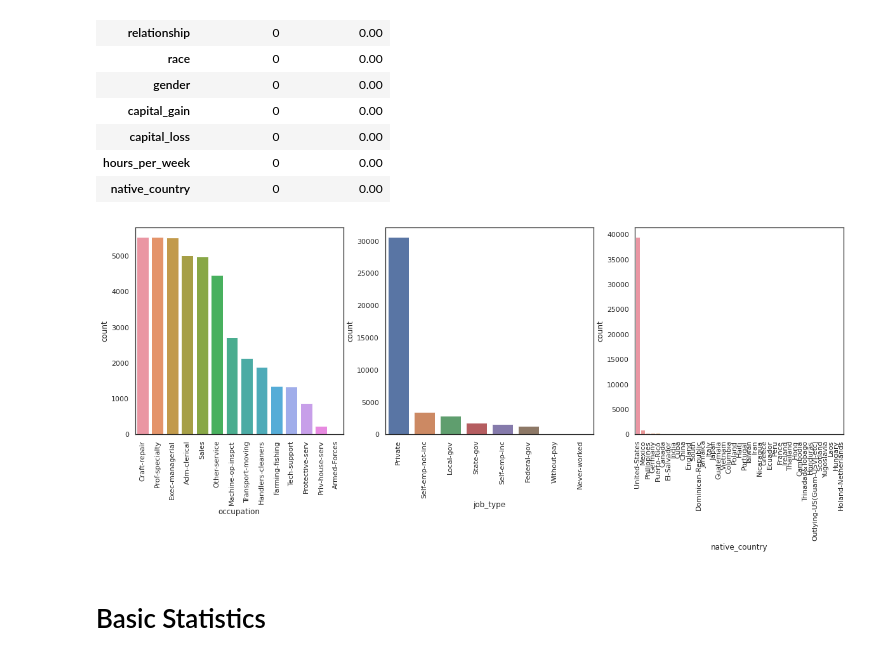
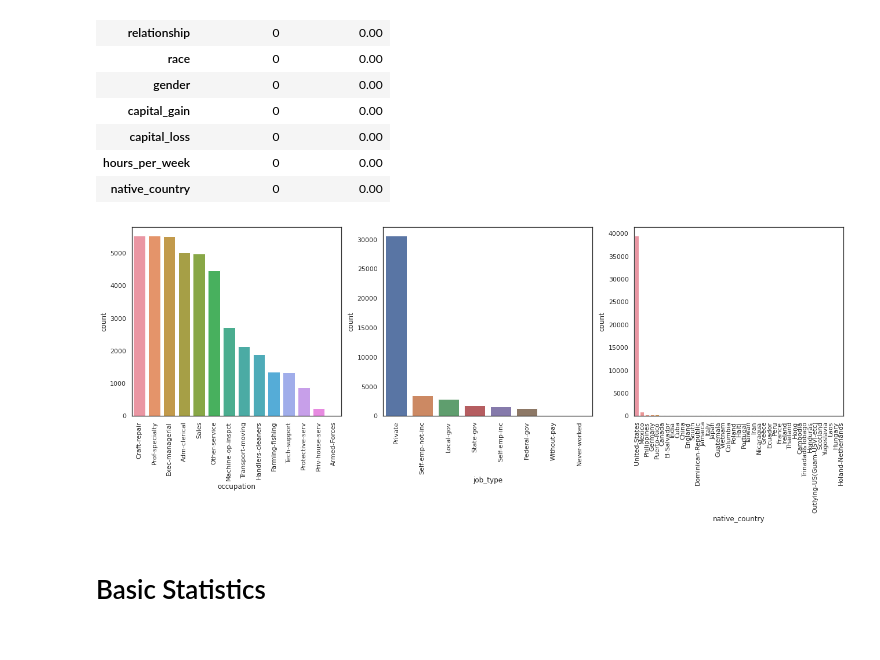
Before and after one commit to heesukjang/Income_Prediction, a Jupyter notebook: Income_Prediction.ipynb, the cells around one changed output. Saved outputs shown, nothing was run; the diff lists cells and outputs as text; code cells hidden in the pictures.

```diff
--- a/Income_Prediction.ipynb
+++ b/Income_Prediction.ipynb
@@ -295,21 +295,30 @@ check_missing_data(X_test)
 | hours_per_week | 0 | 0.00 |
 | native_country | 0 | 0.00 |
 # %%
-plt.figure(figsize=(20,6))
+plt.figure(figsize=(22,6))
 sns.set(font_scale=1)
 sns.set_style('white')
 
 plt.subplot(1,3,1)
 sns.countplot(x='occupation', data=X_train, order=X_train.occupation.value_counts().index)
 plt.xticks(rotation=90)
 plt.subplot(1,3,2)
 sns.countplot(x='job_type', data=X_train, order=X_train.job_type.value_counts().index)
 plt.xticks(rotation=90)
 plt.subplot(1,3,3)
 sns.countplot(x='native_country', data=X_train, order=X_train.native_country.value_counts().index)
 plt.xticks(rotation=90);
+# plt.subplot(2,3,1)
+# sns.countplot(x='occupation', data=X_train, order=X_train.occupation.value_counts().index)
+# plt.xticks(rotation=90)
+# plt.subplot(2,3,2)
+# sns.countplot(x='job_type', data=X_train, order=X_train.job_type.value_counts().index)
+# plt.xticks(rotation=90)
+# plt.subplot(2,3,3)
+# sns.countplot(x='native_country', data=X_train, order=X_train.native_country.value_counts().index)
+# plt.xticks(rotation=90);
 # %% [output]
-[figure, old version]
+[figure, new version]
 # %% [markdown]
 # Basic Statistics
 # %%
```
Also changed, not shown: parts of 8 cells of this notebook.
